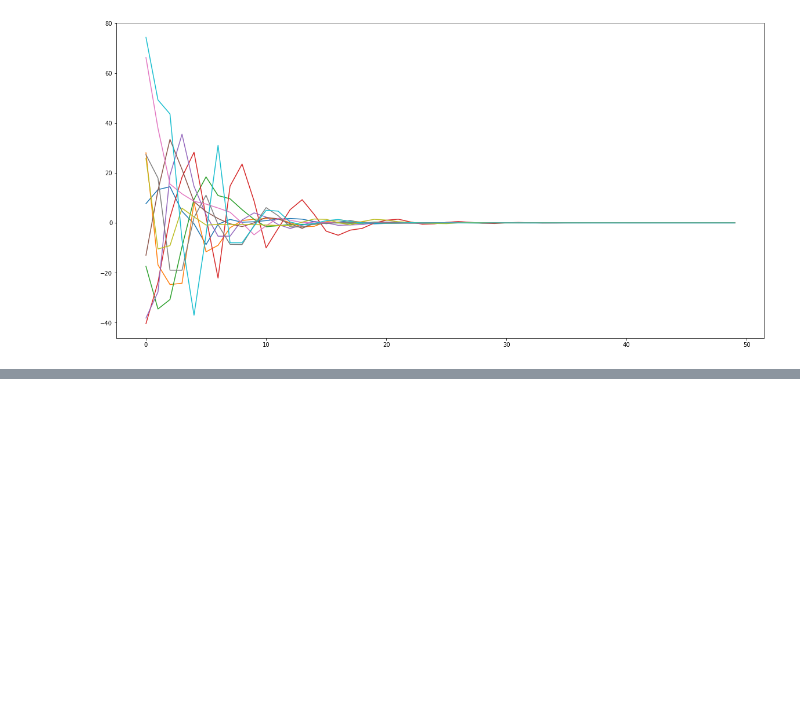
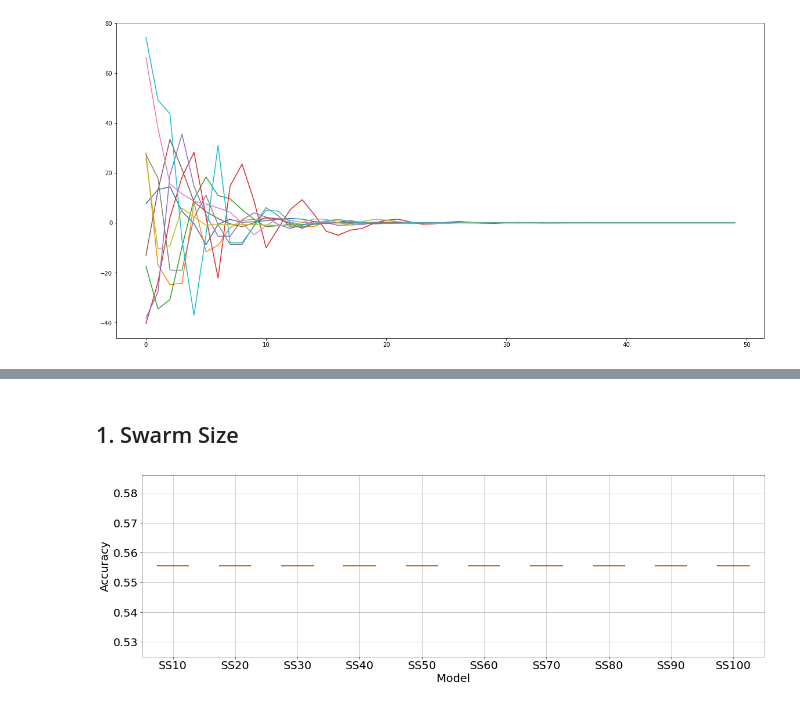
Before and after one commit to kymckay/f21bc-coursework, a Jupyter notebook: pso_research.ipynb, the cells around one changed output, grey strips where cells are left out. Saved outputs shown, nothing was run; the diff lists cells and outputs as text; code cells hidden in the pictures; blank space fills up the shorter version.

Commit message:
Add a section for PSO hyper-parameter investigation

```diff
--- a/pso_research.ipynb
+++ b/pso_research.ipynb
@@ -33,7 +33,7 @@ def fitness(coords: np.ndarray):
 ## ANN Search
 # %%
 swarm = pso.swarm(min_values, max_values, fitness_func=fitness)
-found = swarm.search(iterations=50)
+found = swarm.search(iterations=100)
 model = network.network.from_list(found, dataset.num_features)
 # %%
 y_probs = model.forward_propagate(dataset.x)
@@ -87,0 +212,25 @@ plt.show()
+# %%
+def graph_metrics(data, labels, ylabel, xlabel='Model', dataframe=False):
+    if dataframe==False:
+        df = pd.DataFrame(data=data, columns=labels)
+    else:
+        df=data
+
+    boxplot = df.boxplot(figsize=(20, 6), boxprops=dict(linestyle='-', linewidth=2), showfliers=False, grid=True, rot=0,
+             flierprops=dict(linestyle='-', linewidth=1.5),
+             medianprops=dict(linestyle='-', linewidth=1.5),
+             whiskerprops=dict(linestyle='-', linewidth=1.5),
+             capprops=dict(linestyle='-', linewidth=1.5),
+             fontsize=20)
+    boxplot.set_ylabel(ylabel, fontsize=20)
+    boxplot.set_xlabel(xlabel, fontsize=20)
+# %% [markdown]
+## 1. Swarm Size
+# %%
+swarm_sizes = [10, 20, 30, 40, 50, 60, 70, 80, 90, 100]
+sz_acc, sz_ttime = evaluate_pso_parameters(swarm_size=swarm_sizes)
+# %%
+swarm_sizes_labels = ['SS{}'.format(i) for i in swarm_sizes]
+graph_metrics(sz_acc.T, swarm_sizes_labels, ylabel='Accuracy')
+# %% [output]
+[figure, added]
```
Also changed, not shown: parts of 24 cells of this notebook.
